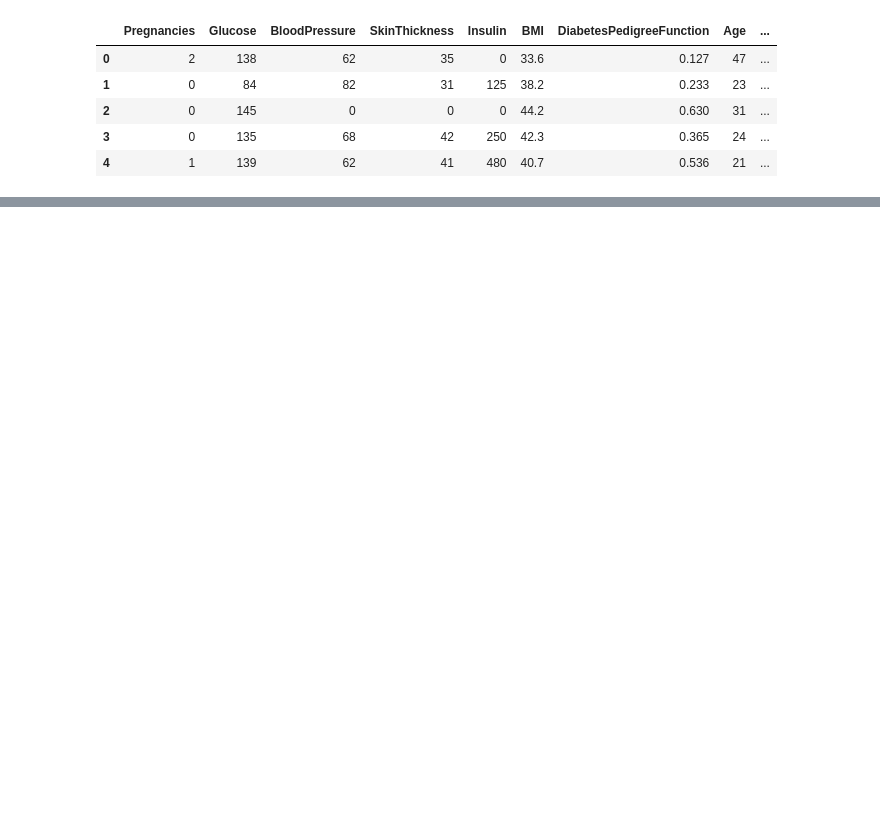
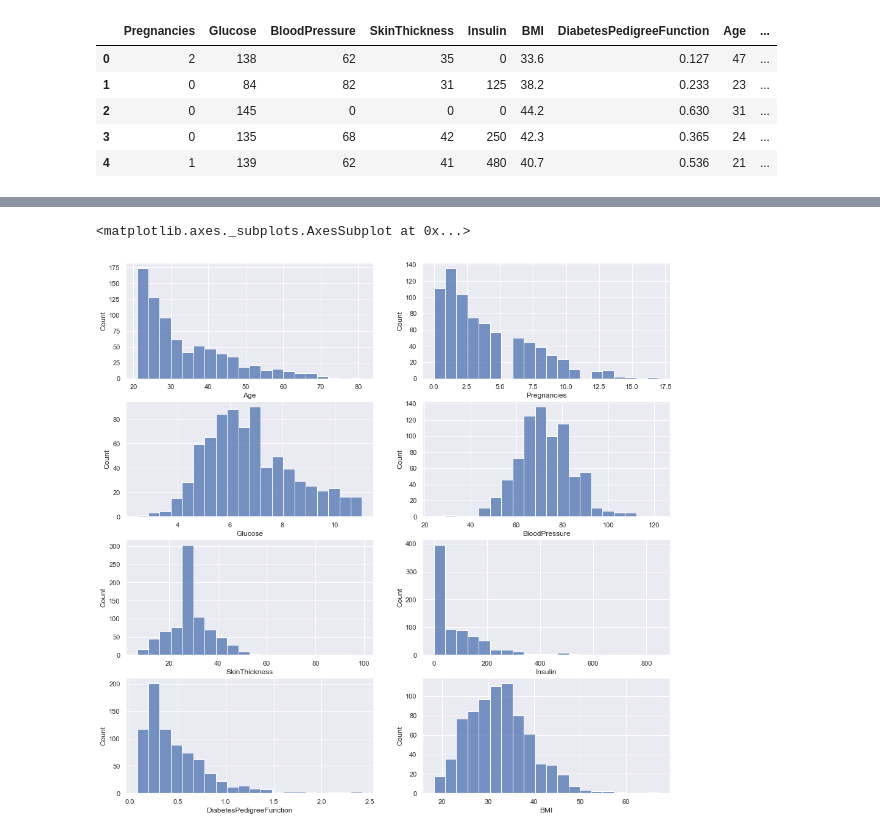
Before and after one commit to EelisK/malis-project, a Jupyter notebook: project.ipynb, the cells around one changed output, grey strips where cells are left out. Drawn from its saved outputs; the diff is of its cells as text; code cells hidden in the pictures; blank space fills up the shorter version.

Commit message:
Merge branch 'master' into data-cleanup

```diff
--- a/project.ipynb
+++ b/project.ipynb
@@ -5,6 +8,11 @@
 # %%
 import numpy as np
 import pandas as pd
+import matplotlib.pyplot as plt
+import matplotlib
+import seaborn as sns
+np.random.seed(0)
+sns.set()
 MMOL_PER_LITRE_CONSTANT = 0.0555
 # %%
 pima_df = pd.read_csv('./data/pima.csv')
@@ -97,0 +99,14 @@ german_df.describe()
+# %%
+#Visualize data spread by creating a count for each category of data
+fig, ax = plt.subplots(4,2, figsize=(16,16))
+sns.histplot(pima_df.Age, bins = 20, ax=ax[0,0])
+sns.histplot(pima_df.Pregnancies, bins = 20, ax=ax[0,1])
+sns.histplot(pima_df.Glucose, bins = 20, ax=ax[1,0])
+sns.histplot(pima_df.BloodPressure, bins = 20, ax=ax[1,1])
+sns.histplot(pima_df.SkinThickness, bins = 20, ax=ax[2,0])
+sns.histplot(pima_df.Insulin, bins = 20, ax=ax[2,1])
+sns.histplot(pima_df.DiabetesPedigreeFunction, bins = 20, ax=ax[3,0])
+sns.histplot(pima_df.BMI, bins = 20, ax=ax[3,1])
+# %% [output]
+<matplotlib.axes._subplots.AxesSubplot at 0x...>
+[figure, added]
```
Also changed, not shown: parts of 7 cells of this notebook, 3 other files.
